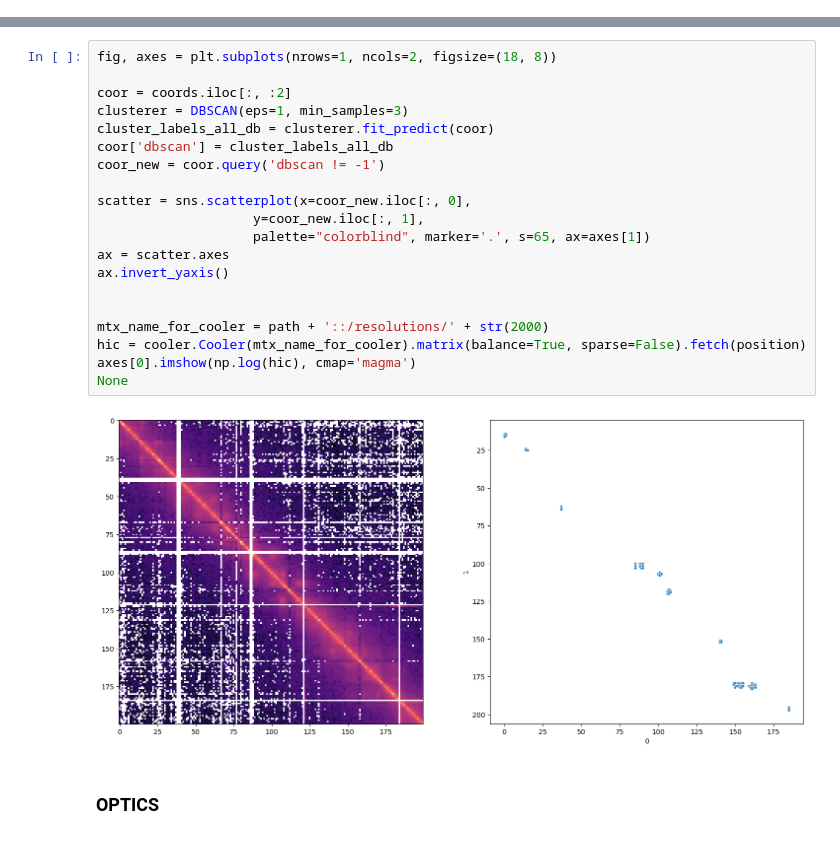
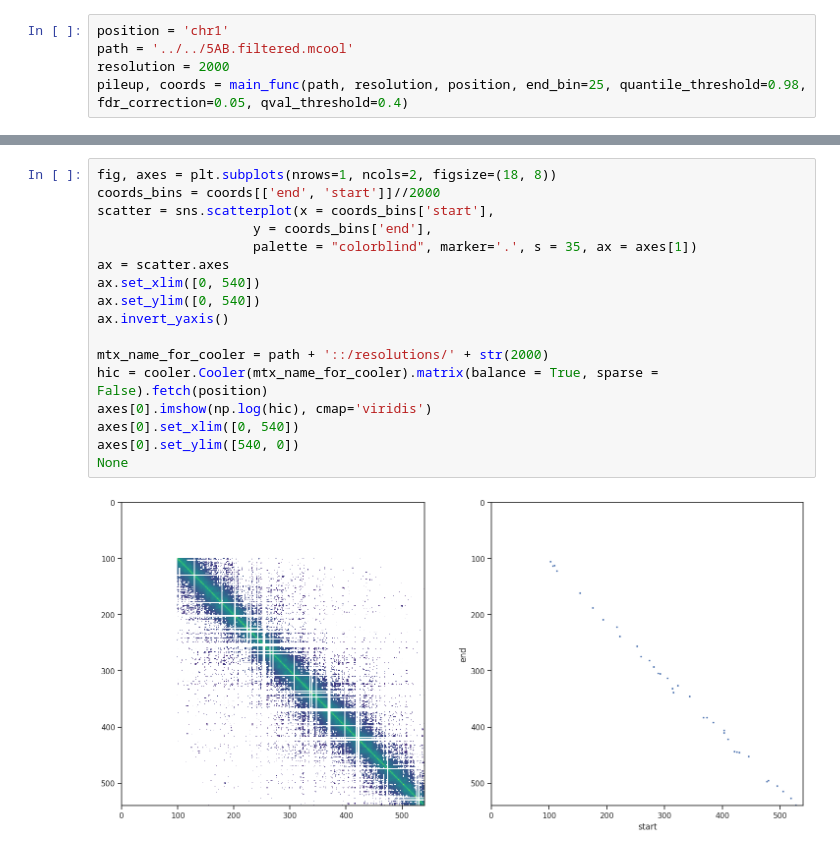
Before and after one commit to anshtompel/Elon-MaskED, a Jupyter notebook: example_notebook.ipynb, the cells around one changed output, grey strips where cells are left out. Drawn from its saved outputs; the diff is of its cells as text.

Commit message:
visualize average loop and results of clustering

```diff
--- a/example_notebook.ipynb
+++ b/example_notebook.ipynb
@@ -20,0 +59,5 @@ coords = main_func(path, 2000, position, end_bin=35, quantile_threshold=0.98, fd
+# %%
+position = 'chr1'
+path = '../../5AB.filtered.mcool'
+resolution = 2000
+pileup, coords = main_func(path, resolution, position, end_bin=25, quantile_threshold=0.98, fdr_correction=0.05, qval_threshold=0.4)
@@ -21,24 +68,19 @@ coords = main_func(path, 2000, position, end_bin=35, quantile_threshold=0.98, fd
 # %%
 fig, axes = plt.subplots(nrows=1, ncols=2, figsize=(18, 8))
-
-coor = coords.iloc[:, :2]
-clusterer = DBSCAN(eps=1, min_samples=3)
-cluster_labels_all_db = clusterer.fit_predict(coor)
-coor['dbscan'] = cluster_labels_all_db
-coor_new = coor.query('dbscan != -1')
-
-scatter = sns.scatterplot(x=coor_new.iloc[:, 0],
-                    y=coor_new.iloc[:, 1],
-                    palette="colorblind", marker='.', s=65, ax=axes[1])
+coords_bins = coords[['end', 'start']]//2000
+scatter = sns.scatterplot(x = coords_bins['start'],
+                    y = coords_bins['end'],
+                    palette = "colorblind", marker='.', s = 35, ax = axes[1])
 ax = scatter.axes
+ax.set_xlim([0, 540])
+ax.set_ylim([0, 540])
 ax.invert_yaxis()
 
-
 mtx_name_for_cooler = path + '::/resolutions/' + str(2000)
-hic = cooler.Cooler(mtx_name_for_cooler).matrix(balance=True, sparse=False).fetch(position)
-axes[0].imshow(np.log(hic), cmap='magma')
+hic = cooler.Cooler(mtx_name_for_cooler).matrix(balance = True, sparse = False).fetch(position)
+axes[0].imshow(np.log(hic), cmap='viridis')
+axes[0].set_xlim([0, 540])
+axes[0].set_ylim([540, 0])
 None
 # %% [output]
-[figure, old version]
+[figure, new version]
-# %% [markdown]
-### OPTICS
```
Also changed, not shown: parts of 14 cells of this notebook.
